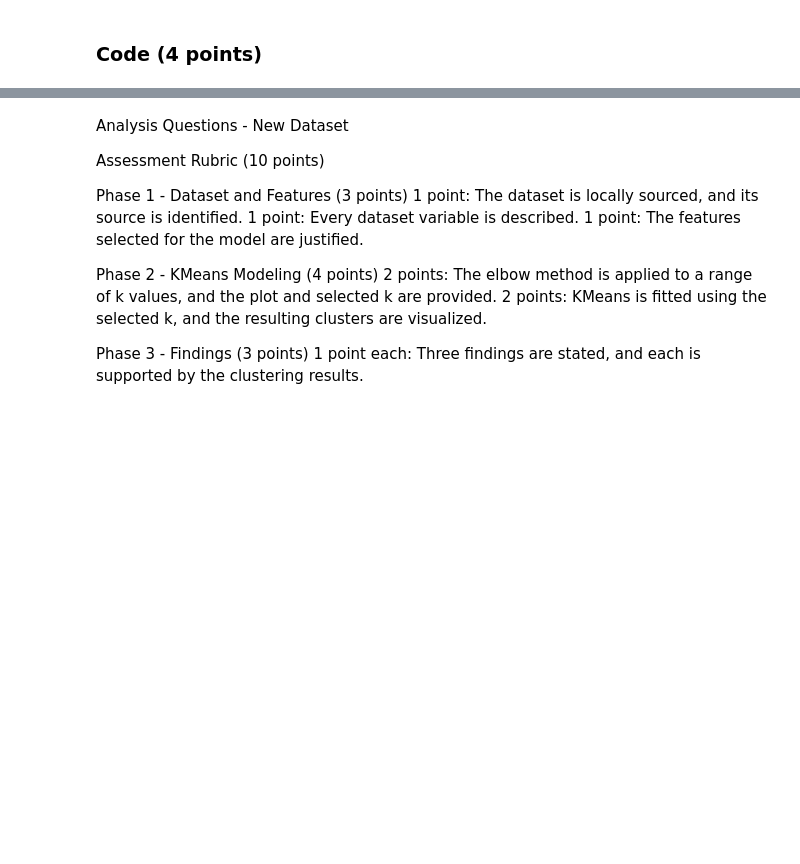
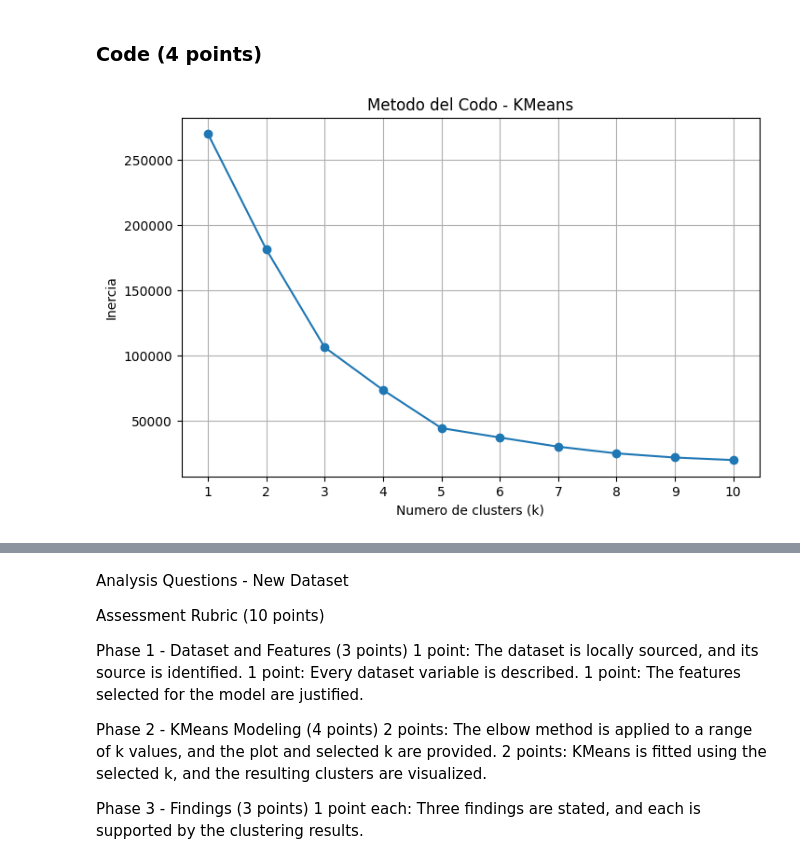
Before and after one commit to Nicole-B28/F.-IA, a Jupyter notebook: Activ 4.- Unsupervised Learning - KMeans clustering on the Mall Customers dataset.ipynb, the cells around one changed output, grey strips where cells are left out. Cells and saved outputs as stored; diff of their text form; code cells hidden in the pictures; blank space fills up the shorter version.

```diff
--- a/Activ 4.- Unsupervised Learning - KMeans clustering on the Mall Customers dataset.ipynb
+++ b/Activ 4.- Unsupervised Learning - KMeans clustering on the Mall Customers dataset.ipynb
@@ -122,7 +128,7 @@ import seaborn as sns
 #### Load the dataset
 # %%
 # Load the 'mall_customers.csv' dataset
-customers = pd.read_csv('/Users/eugenio/Documents/ArtificialIntelligence/datasets/mall_customers.csv')
+customers = pd.read_csv("mall_customers.csv")
 # %% [markdown]
 #### Display the first 10 rows of the loaded dataset
 # %%
@@ -290,0 +403,27 @@ The 'elbow' in this plot—the inflection point where the rate of decrease becom
+# %%
+# Write your code here to find the optimal number of clusters using the elbow method.
+
+# Metodo del codo para identificar el numero de clusters
+
+inercias = []
+
+for k in range(1, 11):
+    modelo = KMeans(
+        n_clusters=k,
+        random_state=75,
+        n_init=10
+    )
+    modelo.fit(income_spending)
+    inercias.append(modelo.inertia_)
+
+# Graficar el metodo del codo
+plt.figure(figsize=(8, 5))
+plt.plot(range(1, 11), inercias, marker='o')
+plt.title("Metodo del Codo - KMeans")
+plt.xlabel("Numero de clusters (k)")
+plt.ylabel("Inercia")
+plt.xticks(range(1, 11))
+plt.grid(True)
+plt.show()
+# %% [output]
+[figure, added]
```
Also changed, not shown: parts of 39 cells of this notebook, 11 other files.
